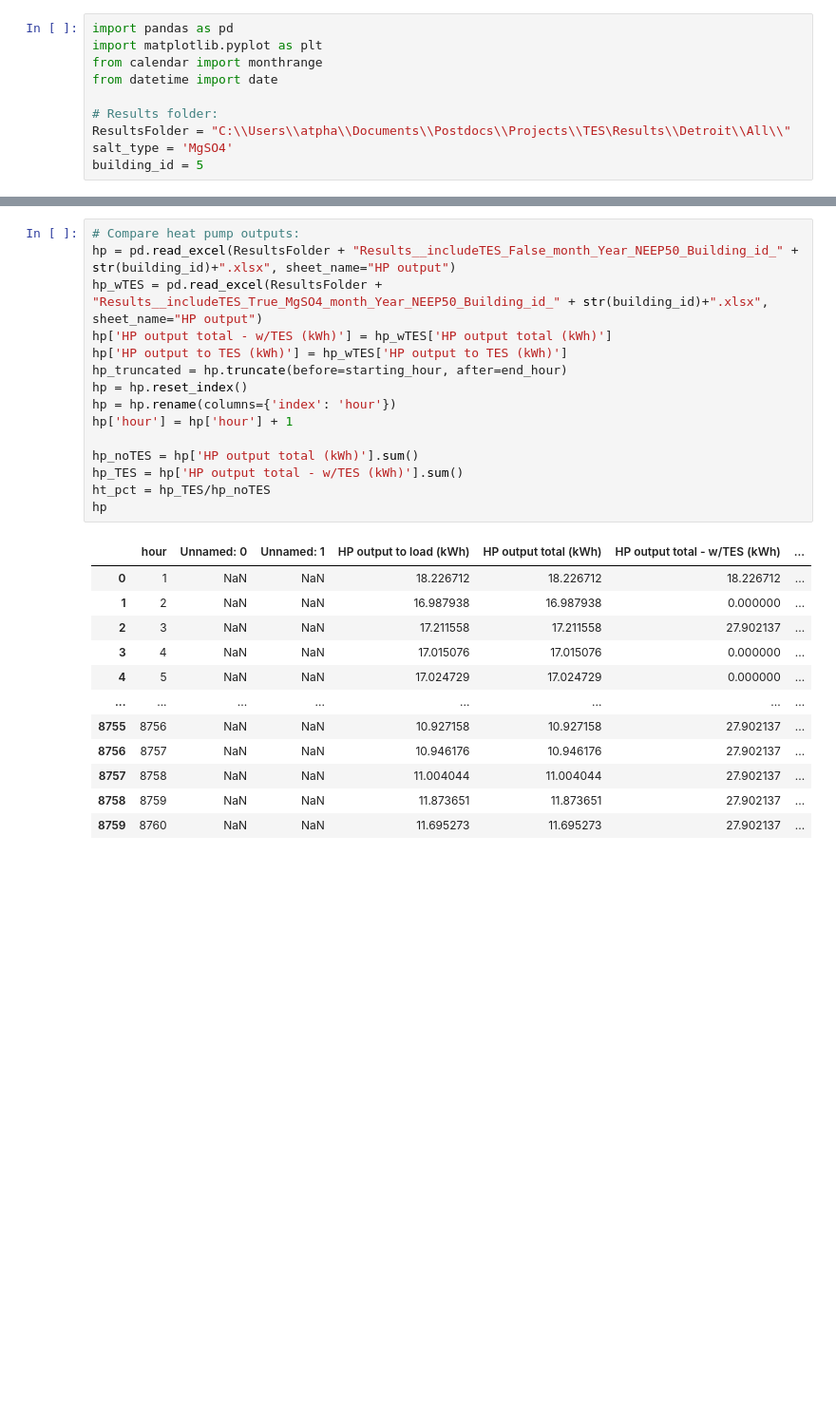
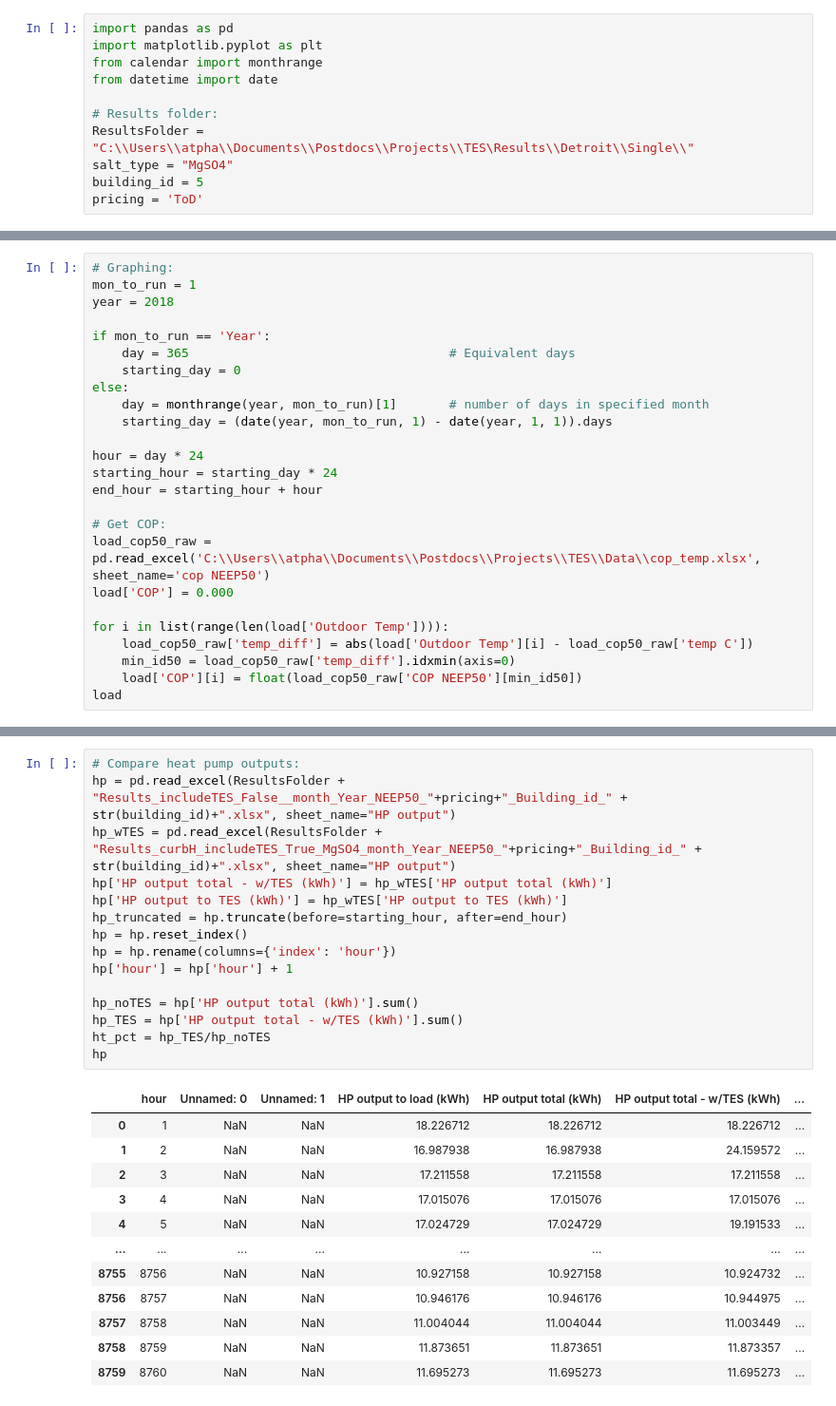
Before and after one commit to atpham88/TES, a Jupyter notebook: Process Results/TES_Results_Processing/IndBuildingAnalysis.ipynb, the cells around one changed output, grey strips where cells are left out. Shown at 95% size. Cells and saved outputs as stored; diff of their text form; blank space fills up the shorter version.

```diff
--- a/Process Results/TES_Results_Processing/IndBuildingAnalysis.ipynb
+++ b/Process Results/TES_Results_Processing/IndBuildingAnalysis.ipynb
@@ -5,8 +5,9 @@ from calendar import monthrange
 from datetime import date
 
 # Results folder:
-ResultsFolder = "C:\\Users\\atpha\\Documents\\Postdocs\\Projects\\TES\Results\\Detroit\\All\\"
-salt_type = 'MgSO4'
+ResultsFolder = "C:\\Users\\atpha\\Documents\\Postdocs\\Projects\\TES\Results\\Detroit\\Single\\"
+salt_type = "MgSO4"
 building_id = 5
+pricing = 'ToD'
 # %%
 # Read building data:
@@ -83,0 +44,25 @@ tes_pct
+# %%
+# Graphing:
+mon_to_run = 1
+year = 2018
+
+if mon_to_run == 'Year':
+    day = 365                                   # Equivalent days
+    starting_day = 0
+else:
+    day = monthrange(year, mon_to_run)[1]       # number of days in specified month
+    starting_day = (date(year, mon_to_run, 1) - date(year, 1, 1)).days
+
+hour = day * 24
+starting_hour = starting_day * 24
+end_hour = starting_hour + hour
+
+# Get COP:
+load_cop50_raw = pd.read_excel('C:\\Users\\atpha\\Documents\\Postdocs\\Projects\\TES\\Data\\cop_temp.xlsx', sheet_name='cop NEEP50')
+load['COP'] = 0.000
+
+for i in list(range(len(load['Outdoor Temp']))):
+    load_cop50_raw['temp_diff'] = abs(load['Outdoor Temp'][i] - load_cop50_raw['temp C'])
+    min_id50 = load_cop50_raw['temp_diff'].idxmin(axis=0)
+    load['COP'][i] = float(load_cop50_raw['COP NEEP50'][min_id50])
+load
@@ -84,31 +87,31 @@ tes_pct
 # %%
 # Compare heat pump outputs:
-hp = pd.read_excel(ResultsFolder + "Results__includeTES_False_month_Year_NEEP50_Building_id_" + str(building_id)+".xlsx", sheet_name="HP output")
-hp_wTES = pd.read_excel(ResultsFolder + "Results__includeTES_True_MgSO4_month_Year_NEEP50_Building_id_" + str(building_id)+".xlsx", sheet_name="HP output")
+hp = pd.read_excel(ResultsFolder + "Results_includeTES_False__month_Year_NEEP50_"+pricing+"_Building_id_" + str(building_id)+".xlsx", sheet_name="HP output")
+hp_wTES = pd.read_excel(ResultsFolder + "Results_curbH_includeTES_True_MgSO4_month_Year_NEEP50_"+pricing+"_Building_id_" + str(building_id)+".xlsx", sheet_name="HP output")
 hp['HP output total - w/TES (kWh)'] = hp_wTES['HP output total (kWh)']
 hp['HP output to TES (kWh)'] = hp_wTES['HP output to TES (kWh)']
 hp_truncated = hp.truncate(before=starting_hour, after=end_hour)
 hp = hp.reset_index()
 hp = hp.rename(columns={'index': 'hour'})
 hp['hour'] = hp['hour'] + 1
 
 hp_noTES = hp['HP output total (kWh)'].sum()
 hp_TES = hp['HP output total - w/TES (kWh)'].sum()
 ht_pct = hp_TES/hp_noTES
 hp
 # %% [output]
 |  | hour | Unnamed: 0 | Unnamed: 1 | HP output to load (kWh) | HP output total (kWh) | HP output total - w/TES (kWh) | ... |
 | 0 | 1 | NaN | NaN | 18.226712 | 18.226712 | 18.226712 | ... |
-| 1 | 2 | NaN | NaN | 16.987938 | 16.987938 | 0.000000 | ... |
-| 2 | 3 | NaN | NaN | 17.211558 | 17.211558 | 27.902137 | ... |
-| 3 | 4 | NaN | NaN | 17.015076 | 17.015076 | 0.000000 | ... |
-| 4 | 5 | NaN | NaN | 17.024729 | 17.024729 | 0.000000 | ... |
+| 1 | 2 | NaN | NaN | 16.987938 | 16.987938 | 24.159572 | ... |
+| 2 | 3 | NaN | NaN | 17.211558 | 17.211558 | 17.211558 | ... |
+| 3 | 4 | NaN | NaN | 17.015076 | 17.015076 | 17.015076 | ... |
+| 4 | 5 | NaN | NaN | 17.024729 | 17.024729 | 19.191533 | ... |
 | ... | ... | ... | ... | ... | ... | ... | ... |
-| 8755 | 8756 | NaN | NaN | 10.927158 | 10.927158 | 27.902137 | ... |
-| 8756 | 8757 | NaN | NaN | 10.946176 | 10.946176 | 27.902137 | ... |
-| 8757 | 8758 | NaN | NaN | 11.004044 | 11.004044 | 27.902137 | ... |
-| 8758 | 8759 | NaN | NaN | 11.873651 | 11.873651 | 27.902137 | ... |
-| 8759 | 8760 | NaN | NaN | 11.695273 | 11.695273 | 27.902137 | ... |
+| 8755 | 8756 | NaN | NaN | 10.927158 | 10.927158 | 10.924732 | ... |
+| 8756 | 8757 | NaN | NaN | 10.946176 | 10.946176 | 10.944975 | ... |
+| 8757 | 8758 | NaN | NaN | 11.004044 | 11.004044 | 11.003449 | ... |
+| 8758 | 8759 | NaN | NaN | 11.873651 | 11.873651 | 11.873357 | ... |
+| 8759 | 8760 | NaN | NaN | 11.695273 | 11.695273 | 11.695273 | ... |
 8760 rows × 7 columns
 # %%
 # Graph:
```
Also changed, not shown: parts of 5 cells of this notebook, 9 other files.
